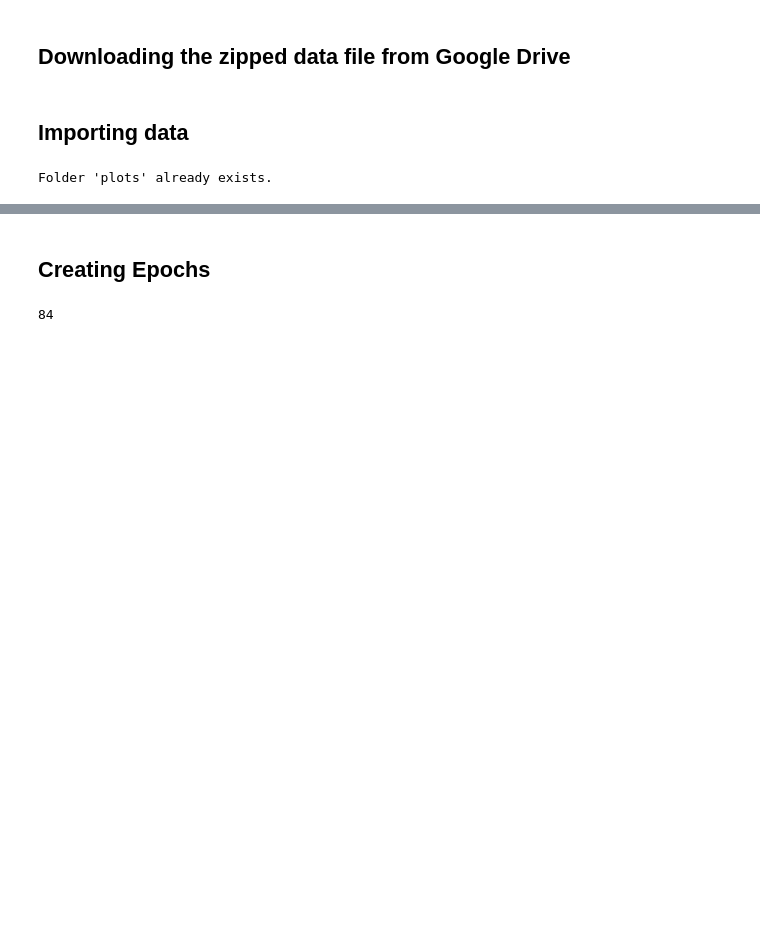
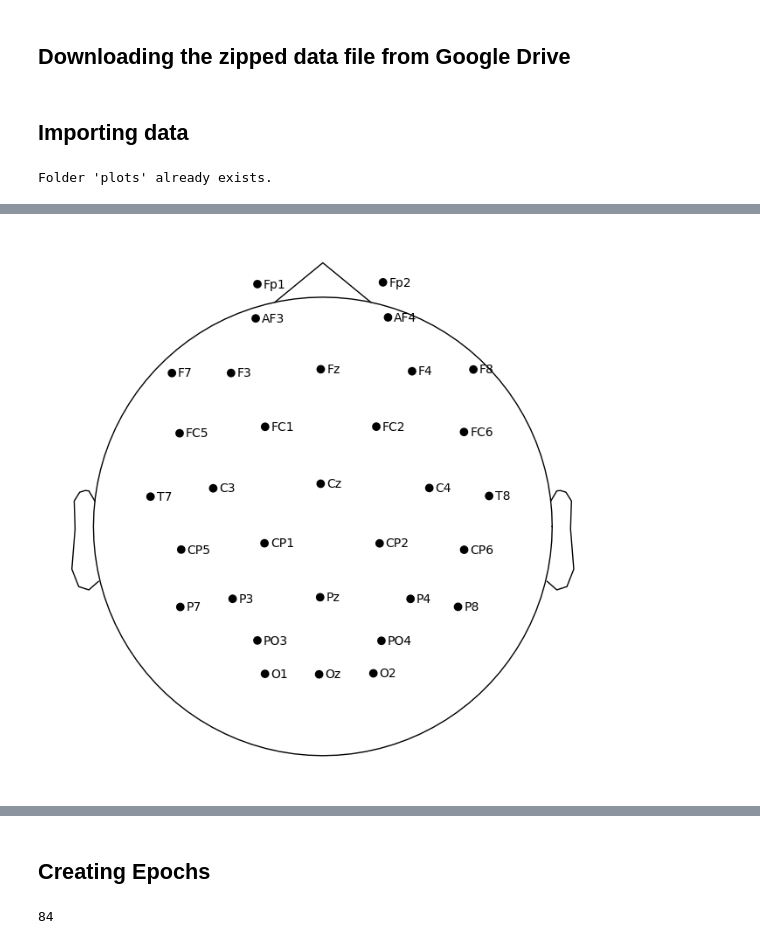
Before and after one commit to jeff-yc-wong/BCI_Project, a Jupyter notebook: eeg_analysis.ipynb, the cells around one changed output, grey strips where cells are left out. Saved outputs shown, nothing was run; the diff lists cells and outputs as text; code cells hidden in the pictures; blank space fills up the shorter version.

Commit message:
added preprocessing

```diff
--- a/eeg_analysis.ipynb
+++ b/eeg_analysis.ipynb
@@ -84,6 +108,12 @@ def process_mat_file(file_path):
     I = mat['I']
     Y = mat['Y'][0]
 
+    mask = np.isin(chann, ['GSR2', 'Erg1', 'Erg2'], invert=True)
+
+    chann = chann[mask]
+    X = X[mask]
+
+
     id_lab = np.array([mat['id_lab'][0][i][0] for i in range(len(mat['id_lab'][0]))])
 
     return {'X': X, 'Y': Y, 'id_lab': id_lab, 'chann': chann, 'I': I}
@@ -133,0 +124,78 @@ raw = mne.io.RawArray(X[0:32, :], info, verbose=0)
+# %%
+from mne.preprocessing import ICA
+
+data = process_mat_file('data/S00.mat')
+
+X = data['X']
+Y = data['Y']
+I = data['I']
+id_lab = data['id_lab']
+chann = data['chann']
+
+loc_ignored_input = np.where((Y == 3) | (Y == 4))[0]
+
+start_index = np.where(Y == 20)[0][0]
+
+start_time = I[0, np.where(Y == 20)[0][0]]
+
+sfreq = 128  # Sampling frequency (Hz)
+n_channels = 44  # Number of channels
+n_times = X.shape[1]  # Number of time points
+ch_types = ['eeg'] * 32 + ['eog'] * 4 + ['emg'] * 4 + ['gsr'] + ['bio'] + ['resp'] + ['temperature']
+info = mne.create_info(ch_names=list(chann), sfreq=sfreq, ch_types=ch_types)
+montage = mne.channels.make_standard_montage('standard_1020')
+info_electrodes = mne.create_info(ch_names=montage.ch_names, sfreq=info['sfreq'], ch_types='eeg')
+info_electrodes.set_montage(montage)
+info.set_montage(montage)
+raw = mne.io.RawArray(X, info, verbose=0)
+
+# raw = raw.crop(tmin=start_time)
+
+# adding a high-pass filter of 0.2 Hz to remove low-frequency drift
+raw = raw.filter(l_freq=0.2, h_freq=None, method="iir", picks="all", iir_params=None)
+
+# adding notch filter to remove power line noise betwee 49-51 Hz
+raw = raw.notch_filter([50], method='iir', verbose=True, iir_params=None, picks="all")
+raw = raw.set_eeg_reference(ref_channels='average')
+
+# corrected for eye movement using a regression based subtraction method
+weights = mne.preprocessing.EOGRegression().fit(raw)
+raw = weights.apply(raw, copy=False)
+
+raw.plot_sensors(show_names=True)
+
+# Create events for mne
+events = []
+for id, index in enumerate(loc_ignored_input):
+    event = [int(index - np.round(0.1 * 128)), 0, id] # Seems to be a 100ms lag between labeling and event occuring by visual inspection? maybe shouldn't it cuz, i am playing god with the data
+    events.append(event)
+
+events = np.array(events)
+
+
+# Create Epochs
+tmin = -0.2  # 200ms before the event
+tmax = 0.8  # 800ms after the event
+epochs = mne.Epochs(raw, events, tmin=tmin, tmax=tmax, preload=True, baseline=None)
+epochs_b = mne.Epochs(raw, events, tmin=tmin, tmax=tmax, preload=True, baseline=(tmin, 0))
+
+# epochs.compute_psd(fmin=0.2, fmax=40.0).plot(average=True, picks="data", exclude="bads")
+
+# # # Compute Average
+evoked = epochs.average()
+evoked_b = epochs_b.average()
+
+evoked.filter(l_freq=1, h_freq=20, method="iir")
+
+evoked.plot(picks="Cz", titles="Cz", verbose=0)
+evoked.plot(picks="Fz", titles="Fz", verbose=0)
+evoked_b.plot(picks="Fz", titles="Fz no baseline correction")
+evoked.plot(verbose=0)
+
+Cz_data = raw.pick("Cz").get_data()
+
+print(Cz_data)
+
+# raw.crop(tmin=start_time)
+# raw.plot(scalings="auto")
+# %% [output]
@@ -133,0 +219 @@ raw = mne.io.RawArray(X[0:32, :], info, verbose=0)
+[figure, added]
```
Also changed, not shown: parts of 10 cells of this notebook.
